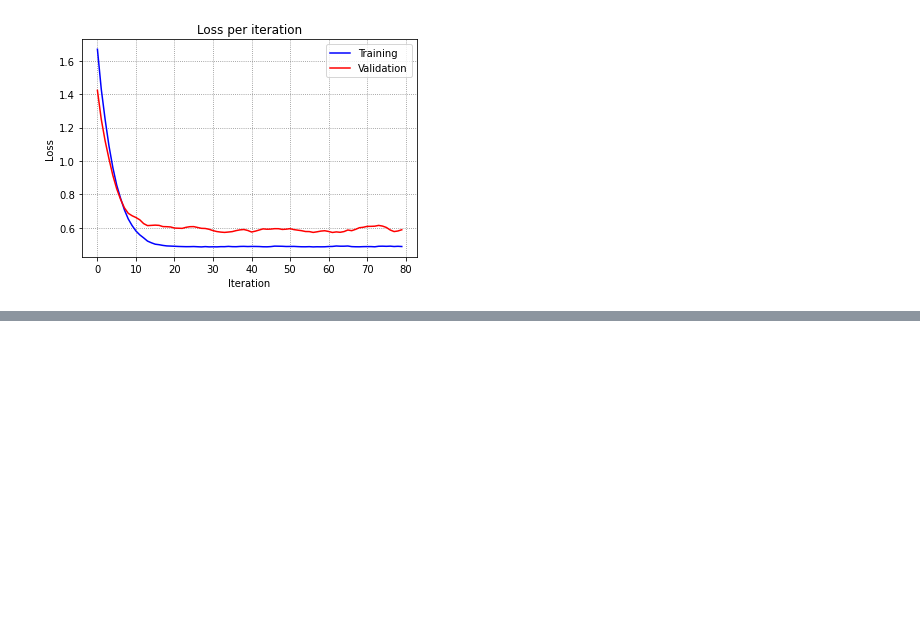
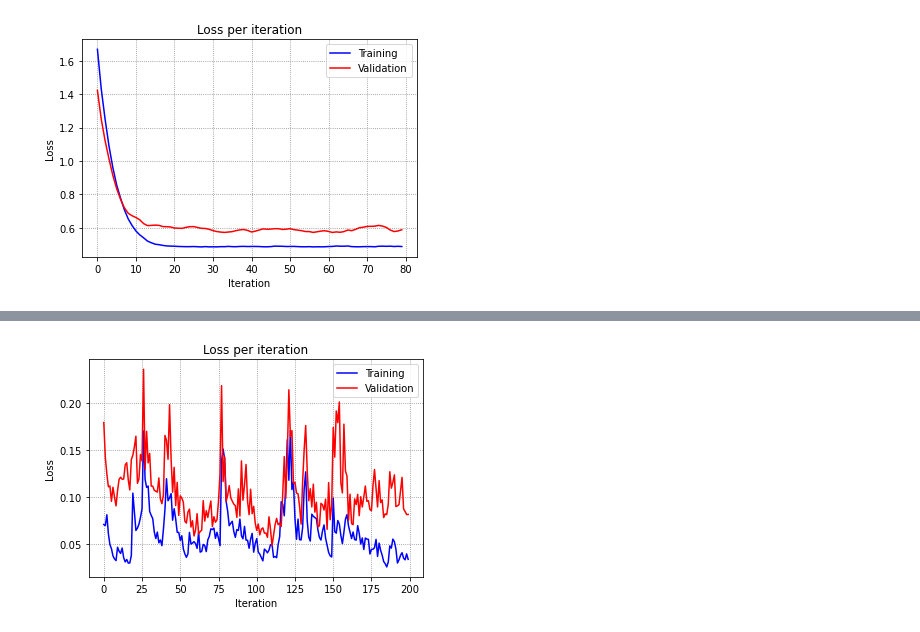
Before and after one commit to kbantoec/deep_learning, a Jupyter notebook: rnn/lstm_nonlinear.ipynb, the cells around one changed output, grey strips where cells are left out. Cells and saved outputs as stored; diff of their text form; code cells hidden in the pictures; blank space fills up the shorter version.

```diff
--- a/rnn/lstm_nonlinear.ipynb
+++ b/rnn/lstm_nonlinear.ipynb
@@ -89,0 +173,13 @@ The loss per iteration is still high as fluctuating around 0.6 for the validatio
+# %%
+r = model.fit(X[:-N//2], Y[:-N//2], batch_size=32, epochs=200, validation_data=(X[-N//2:], Y[-N//2:]), verbose=0)
+# %%
+plt.plot(r.history['loss'], label='Training', c='b')
+plt.plot(r.history['val_loss'], label='Validation', c='r')
+plt.ylabel('Loss')
+plt.xlabel('Iteration')
+plt.title('Loss per iteration')
+plt.grid(c='gray', ls=':')
+plt.legend()
+plt.show()
+# %% [output]
+[figure, added]
```
Also changed, not shown: parts of 21 cells of this notebook.
